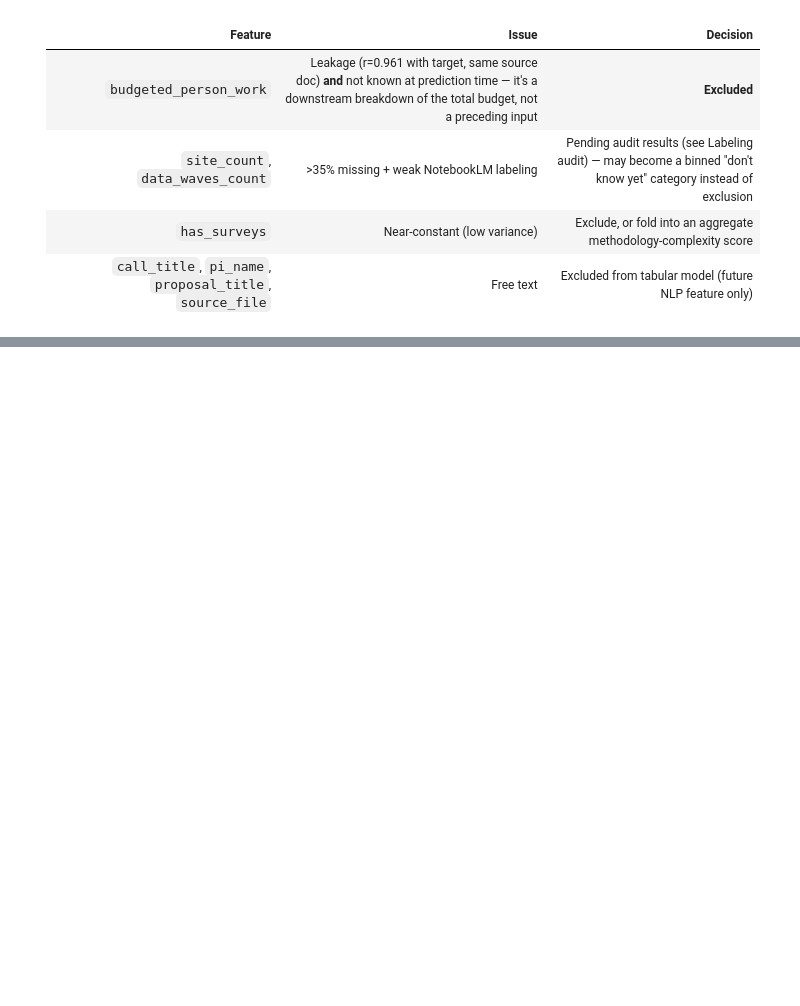
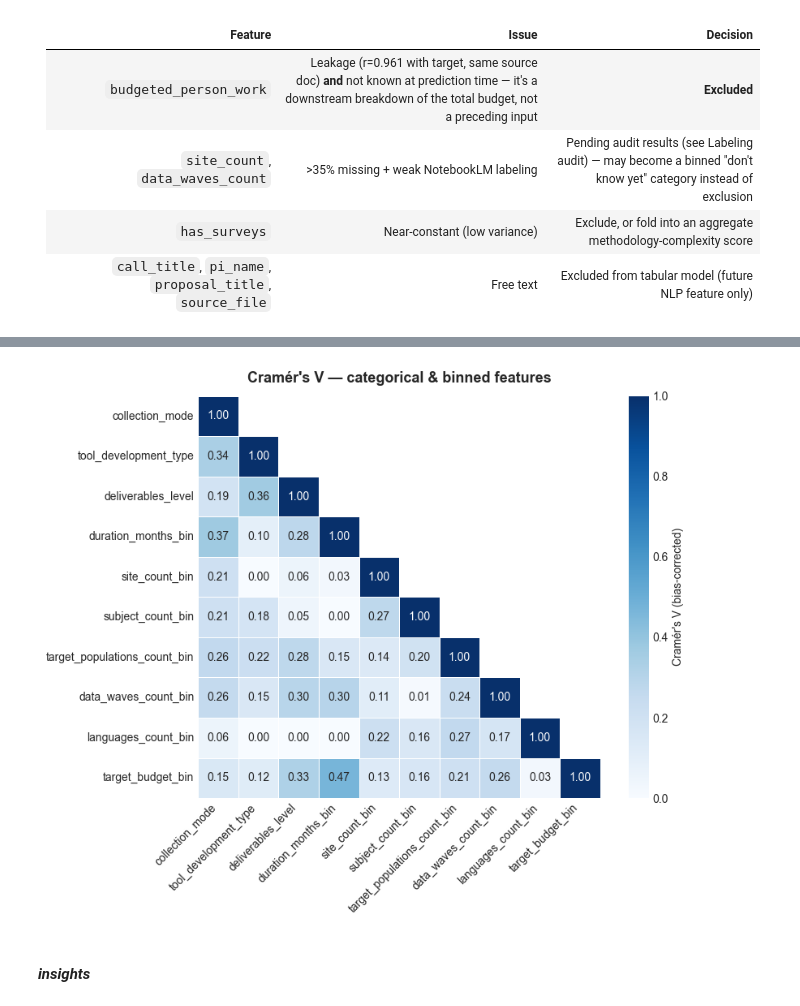
Before and after one commit to idowein/MOECSO, a Jupyter notebook: budget_estimation/Budget_estimation.ipynb, the cells around one changed output, grey strips where cells are left out. Saved outputs shown, nothing was run; the diff lists cells and outputs as text; code cells hidden in the pictures; blank space fills up the shorter version.

```diff
--- a/budget_estimation/Budget_estimation.ipynb
+++ b/budget_estimation/Budget_estimation.ipynb
@@ -1581,0 +1660,44 @@ display(top10_target)
+# %%
+all_categorical_cols = categorical_features + ["target_budget_bin"]
+
+n = len(all_categorical_cols)
+cramers_v_matrix = pd.DataFrame(
+    np.zeros((n, n)), index=all_categorical_cols, columns=all_categorical_cols
+)
+
+for col_i in all_categorical_cols:
+    for col_j in all_categorical_cols:
+        if col_i == col_j:
+            cramers_v_matrix.loc[col_i, col_j] = 1.0
+        else:
+            cramers_v_matrix.loc[col_i, col_j] = cramers_v(df_binned[col_i], df_binned[col_j])
+
+# ---------------------------------------------------------------
+# Heatmap — single sequential hue (magnitude, not polarity), mask
+# the upper triangle since the matrix is symmetric, annotate values
+# ---------------------------------------------------------------
+mask = np.triu(np.ones_like(cramers_v_matrix, dtype=bool), k=1)
+
+fig, ax = plt.subplots(figsize=(9, 7))
+sns.heatmap(
+    cramers_v_matrix,
+    mask=mask,
+    annot=True,
+    fmt=".2f",
+    cmap="Blues",       # sequential: magnitude only, light -> dark
+    vmin=0, vmax=1,
+    square=True,
+    linewidths=0.5,
+    linecolor="white",
+    cbar_kws={"label": "Cramér's V (bias-corrected)"},
+    ax=ax,
+)
+ax.set_title("Cramér's V — categorical & binned features", fontsize=13, fontweight="bold", pad=12)
+plt.xticks(rotation=45, ha="right")
+plt.yticks(rotation=0)
+plt.tight_layout()
+plt.show()
+# %% [output]
+[figure, added]
+# %% [markdown]
+#### *insights*
```
Also changed, not shown: parts of 6 cells of this notebook.
